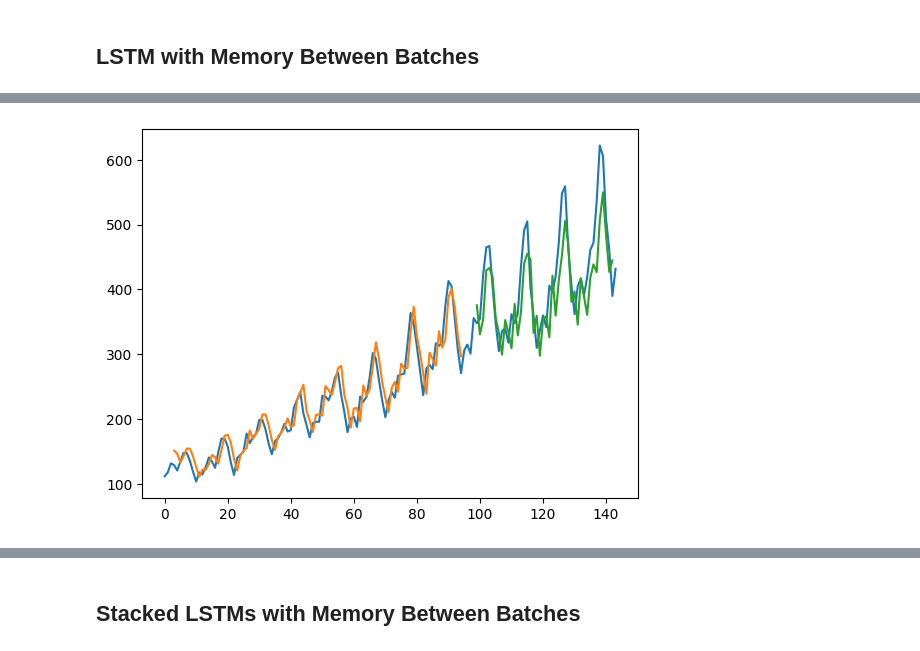
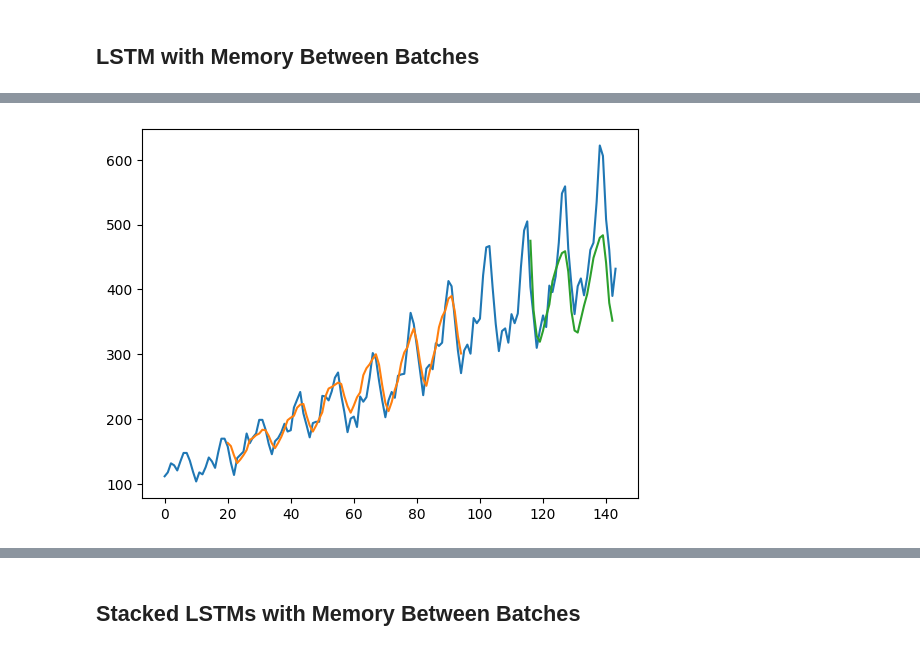
Before and after one commit to ryashpal/sepsis_predictor, a Jupyter notebook: notebooks/lstm_initial_trials/00_example_code.ipynb, the cells around one changed output, grey strips where cells are left out. Cells and saved outputs as stored; diff of their text form; code cells hidden in the pictures.

```diff
--- a/notebooks/lstm_sklearn/00_example_code.ipynb
+++ b/notebooks/lstm_initial_trials/00_example_code.ipynb
@@ -423,7 +423,7 @@ train_size = int(len(dataset) * 0.67)
 test_size = len(dataset) - train_size
 train, test = dataset[0:train_size,:], dataset[train_size:len(dataset),:]
 # reshape into X=t and Y=t+1
-look_back = 3
+look_back = 20
 trainX, trainY = create_dataset(train, look_back)
 testX, testY = create_dataset(test, look_back)
 # reshape input to be [samples, time steps, features]
@@ -433,15 +433,16 @@ testX = np.reshape(testX, (testX.shape[0], testX.shape[1], 1))
 batch_size = 1
 model = Sequential()
 model.add(InputLayer(batch_input_shape=(batch_size, look_back, 1)))
-model.add(LSTM(4, stateful=True))
+lstm = LSTM(4, stateful=True)
+model.add(lstm)
 model.add(Dense(1))
 model.compile(loss='mean_squared_error', optimizer='adam')
 for i in range(100):
 	model.fit(trainX, trainY, epochs=1, batch_size=batch_size, verbose=2, shuffle=False)
-	# model.reset_states()
+	lstm.reset_states()
 # make predictions
 trainPredict = model.predict(trainX, batch_size=batch_size)
-# model.reset_states()
+lstm.reset_states()
 testPredict = model.predict(testX, batch_size=batch_size)
 # invert predictions
 trainPredict = scaler.inverse_transform(trainPredict)
@@ -487 +488 @@ Test Score: 48.51 RMSE
-[figure, old version]
+[figure, new version]
```
Also changed, not shown: parts of 2 cells of this notebook, 6 other files.
